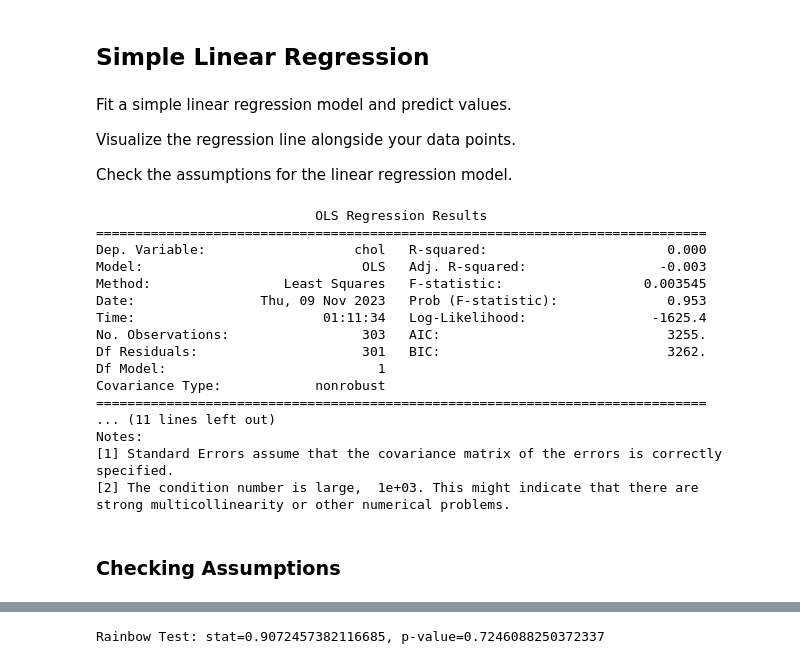
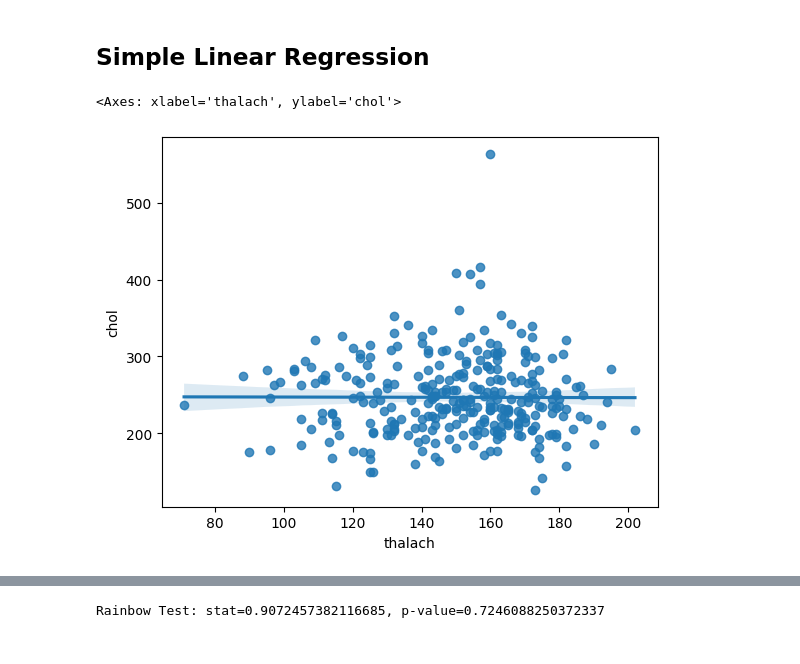
Before and after one commit to bonitr02/datasci_6_regression, a Jupyter notebook: datasci_6_regression.ipynb, the cells around one changed output, grey strips where cells are left out. Saved outputs shown, nothing was run; the diff lists cells and outputs as text; code cells hidden in the pictures.

```diff
--- a/datasci_6_regression.ipynb
+++ b/datasci_6_regression.ipynb
@@ -18,7 +21,7 @@ from statsmodels.stats.outliers_influence import variance_inflation_factor
 # %% [markdown]
 ## Load Dataset #1
 # %%
-df = pd.read_csv('/content/dataset_2190_cholesterol.csv')
+df = pd.read_csv('https://raw.githubusercontent.com/bonitr02/datasci_6_regression/main/datasets/dataset_2190_cholesterol.csv')
 len(df)
 #303 initial values
 # %% [output]
@@ -105,11 +108,5 @@ df = df.replace(',', '', regex=True)
 df2 = df2.replace(',', '', regex=True)
 # %% [markdown]
 ## Simple Linear Regression
-# %% [markdown]
-Fit a simple linear regression model and predict values.
-
-Visualize the regression line alongside your data points.
-
-Check the assumptions for the linear regression model.
 # %%
 # Fit the regression model
@@ -119,24 +116,5 @@ results = model.fit()
-# %%
-# Print summary of the regression
-print(results.summary())
-#R-squared = 0
-# %% [output]
-                            OLS Regression Results
-==============================================================================
-Dep. Variable:                   chol   R-squared:                       0.000
-Model:                            OLS   Adj. R-squared:                 -0.003
-Method:                 Least Squares   F-statistic:                  0.003545
-Date:                Thu, 09 Nov 2023   Prob (F-statistic):              0.953
-Time:                        01:11:34   Log-Likelihood:                -1625.4
-No. Observations:                 303   AIC:                             3255.
-Df Residuals:                     301   BIC:                             3262.
-Df Model:                           1
-Covariance Type:            nonrobust
-==============================================================================
-... (11 lines left out)
-Notes:
-[1] Standard Errors assume that the covariance matrix of the errors is correctly specified.
-[2] The condition number is large,  1e+03. This might indicate that there are
-strong multicollinearity or other numerical problems.
-# %% [markdown]
-### Checking Assumptions
+# %%
+sns.regplot(data=df, x='thalach', y='chol')
+# %% [output]
+<Axes: xlabel='thalach', ylabel='chol'>
+[figure, added]
```
Also changed, not shown: parts of 33 cells of this notebook.
